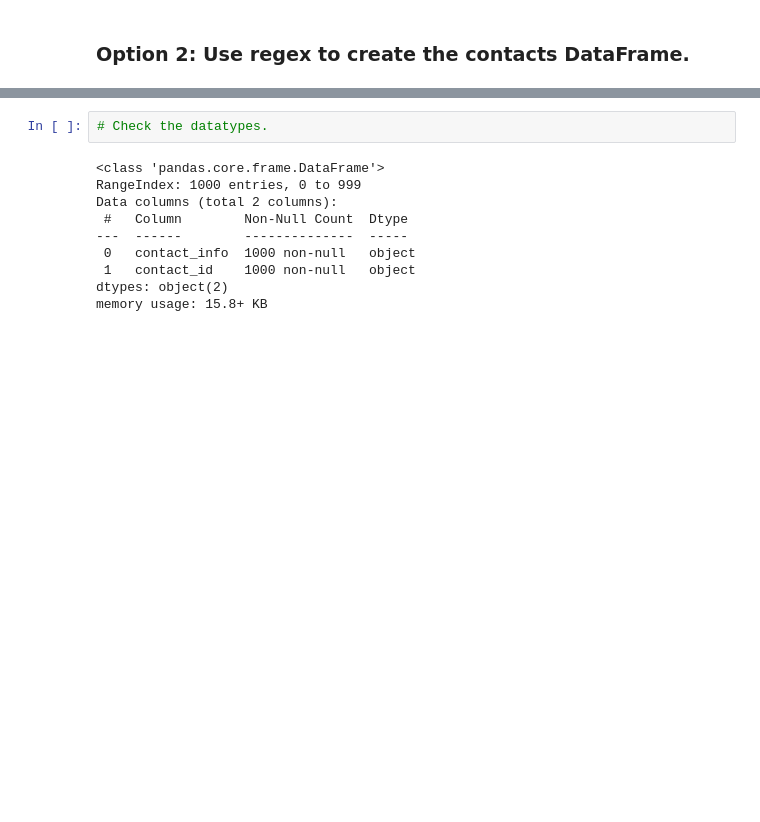
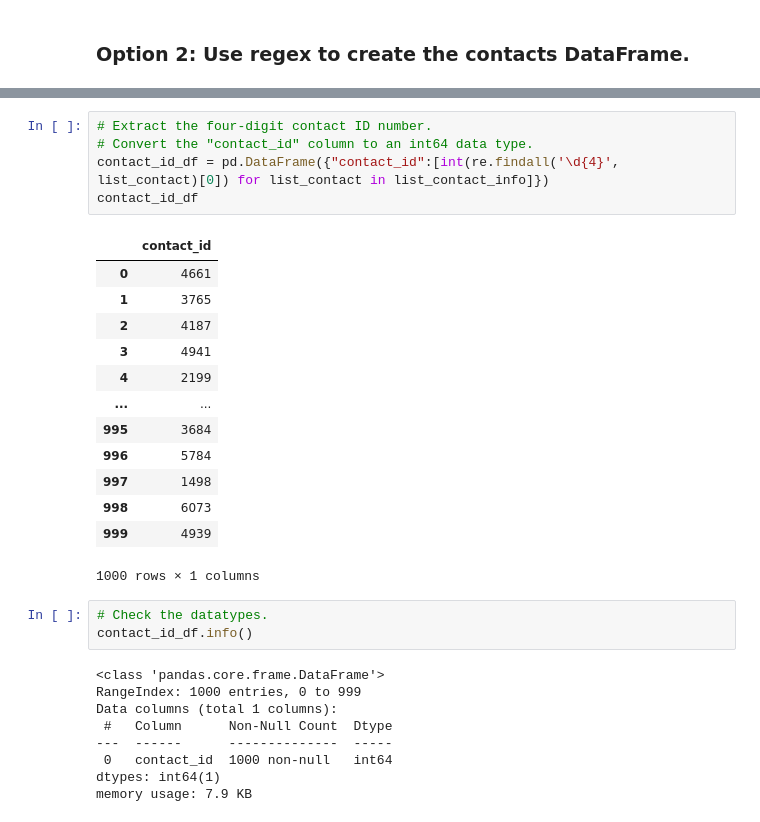
Before and after one commit to shwetajain1022/Crowdfunding_ETL, a Jupyter notebook: ETL_Mini_Project_Starter_Code_SJ.ipynb, the cells around one changed output, grey strips where cells are left out. Drawn from its saved outputs; the diff is of its cells as text; blank space fills up the shorter version.

```diff
--- a/ETL_Mini_Project_Starter_Code_SJ.ipynb
+++ b/ETL_Mini_Project_Starter_Code_SJ.ipynb
@@ -499,12 +454,31 @@ NameError: name 'contact_info_df' is not defined
+# %%
+# Extract the four-digit contact ID number.
+# Convert the "contact_id" column to an int64 data type.
+contact_id_df = pd.DataFrame({"contact_id":[int(re.findall('\d{4}', list_contact)[0]) for list_contact in list_contact_info]})
+contact_id_df
+# %% [output]
+|  | contact_id |
+| 0 | 4661 |
+| 1 | 3765 |
+| 2 | 4187 |
+| 3 | 4941 |
+| 4 | 2199 |
+| ... | ... |
+| 995 | 3684 |
+| 996 | 5784 |
+| 997 | 1498 |
+| 998 | 6073 |
+| 999 | 4939 |
+1000 rows × 1 columns
 # %%
 # Check the datatypes.
+contact_id_df.info()
 # %% [output]
 <class 'pandas.core.frame.DataFrame'>
 RangeIndex: 1000 entries, 0 to 999
-Data columns (total 2 columns):
- #   Column        Non-Null Count  Dtype
----  ------        --------------  -----
- 0   contact_info  1000 non-null   object
- 1   contact_id    1000 non-null   object
-dtypes: object(2)
-memory usage: 15.8+ KB
+Data columns (total 1 columns):
+ #   Column      Non-Null Count  Dtype
+---  ------      --------------  -----
+ 0   contact_id  1000 non-null   int64
+dtypes: int64(1)
+memory usage: 7.9 KB
```
Also changed, not shown: parts of 23 cells of this notebook, 6 other files.
